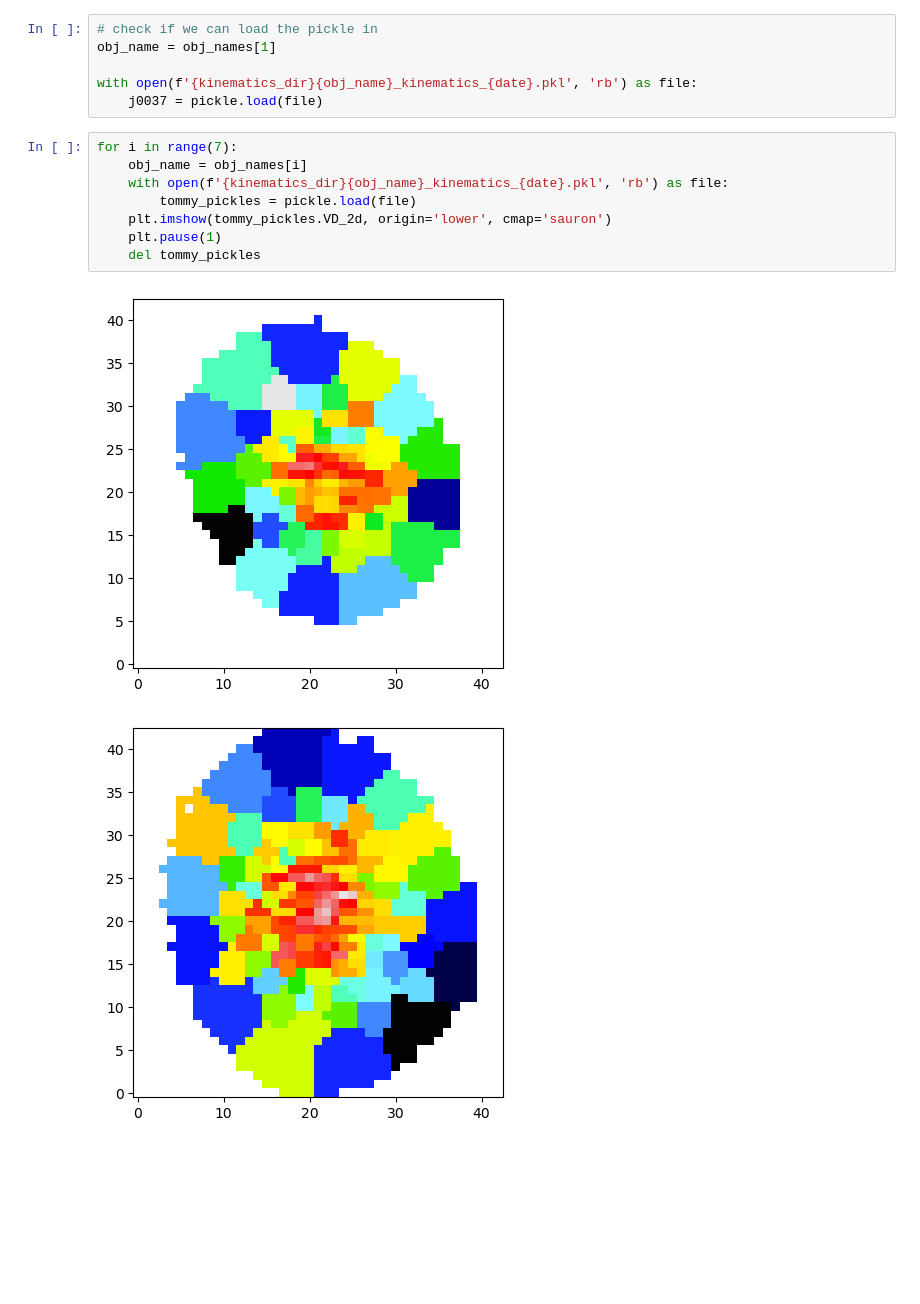
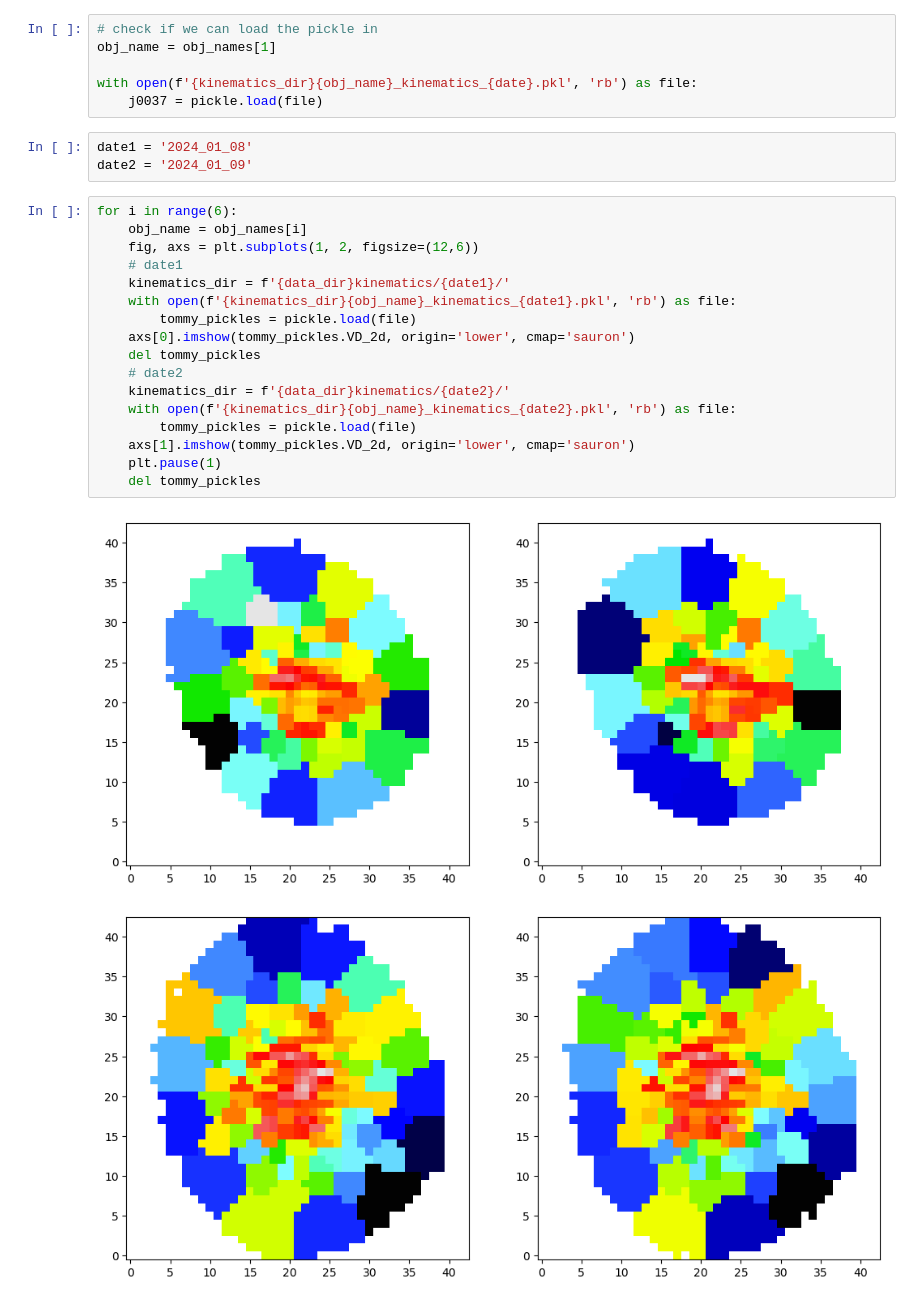
Before and after one commit to shawnknabel/slacs_kinematics_jam_modeling, a Jupyter notebook: jupyter_notebooks/kinematics_extraction/010824_slacs_kinematics_extraction_loading_pickles.ipynb, the cells around one changed output. Cells and saved outputs as stored; diff of their text form; blank space fills up the shorter version.

Commit message:
kinematic extraction

```diff
--- a/jupyter_notebooks/kinematics_extraction/010824_slacs_kinematics_extraction_loading_pickles.ipynb
+++ b/jupyter_notebooks/kinematics_extraction/010824_slacs_kinematics_extraction_loading_pickles.ipynb
@@ -74,14 +74,26 @@ obj_name = obj_names[1]
 
 with open(f'{kinematics_dir}{obj_name}_kinematics_{date}.pkl', 'rb') as file:
     j0037 = pickle.load(file)
+# %%
+date1 = '2024_01_08'
+date2 = '2024_01_09'
 # %%
-for i in range(7):
+for i in range(6):
     obj_name = obj_names[i]
-    with open(f'{kinematics_dir}{obj_name}_kinematics_{date}.pkl', 'rb') as file:
+    fig, axs = plt.subplots(1, 2, figsize=(12,6))
+    # date1
+    kinematics_dir = f'{data_dir}kinematics/{date1}/'
+    with open(f'{kinematics_dir}{obj_name}_kinematics_{date1}.pkl', 'rb') as file:
         tommy_pickles = pickle.load(file)
-    plt.imshow(tommy_pickles.VD_2d, origin='lower', cmap='sauron')
+    axs[0].imshow(tommy_pickles.VD_2d, origin='lower', cmap='sauron')
+    del tommy_pickles
+    # date2
+    kinematics_dir = f'{data_dir}kinematics/{date2}/'
+    with open(f'{kinematics_dir}{obj_name}_kinematics_{date2}.pkl', 'rb') as file:
+        tommy_pickles = pickle.load(file)
+    axs[1].imshow(tommy_pickles.VD_2d, origin='lower', cmap='sauron')
     plt.pause(1)
     del tommy_pickles
 # %% [output]
-[figure, old version]
+[figure, new version]
-[figure, old version]
+[figure, new version]
```
Also changed, not shown: parts of 3 cells of this notebook, 1 other file.
